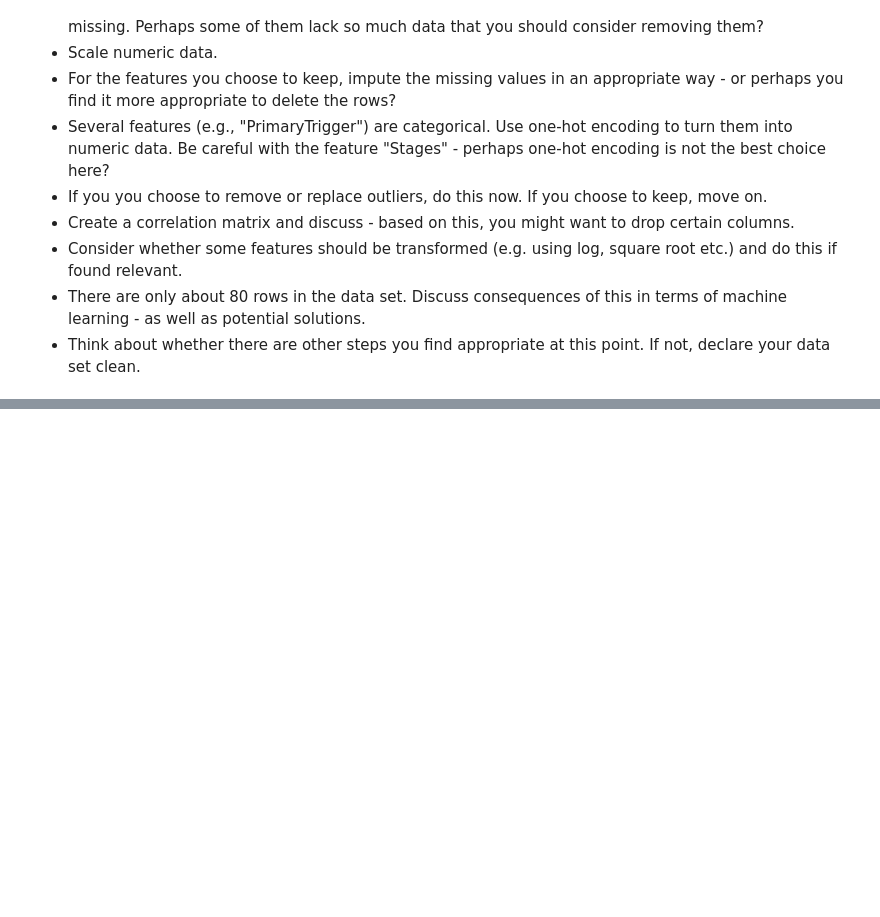
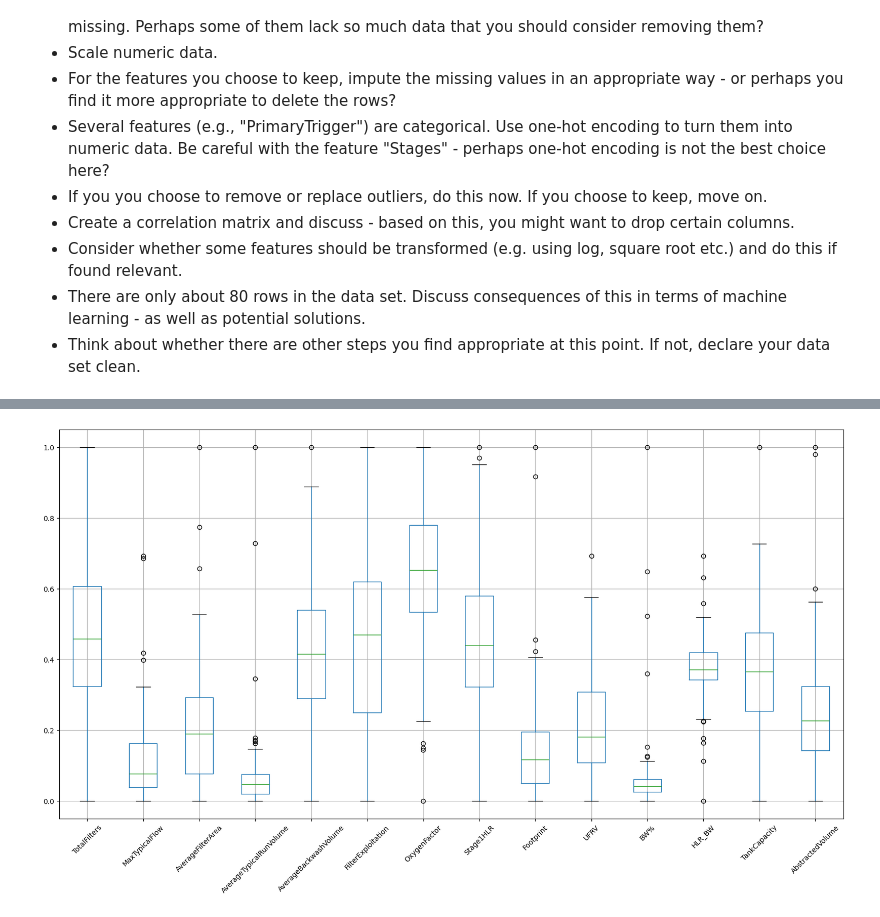
Before and after one commit to MAL-flowdemort/assignment_3, a Jupyter notebook: Preprocessing - Water treatment plants.ipynb, the cells around one changed output, grey strips where cells are left out. Cells and saved outputs as stored; diff of their text form; code cells hidden in the pictures; blank space fills up the shorter version.

```diff
--- a/Preprocessing - Water treatment plants.ipynb
+++ b/Preprocessing - Water treatment plants.ipynb
@@ -56,0 +94,22 @@ please provide us feedback at https://github.com/pandas-dev/pandas/issues/54466
+# %%
+# transforming the skewed columns
+
+# strongly skewed
+logTr = ColumnTransformer(transformers=[("lg", FunctionTransformer(np.log1p), ['MaxTypicalFlow', 'UFRV', 'HLR_BW'])])
+df_log = pd.DataFrame(logTr.fit_transform(standard_df))
+
+# slightly skewed
+sqrtTr = ColumnTransformer(transformers=[("sqrt", FunctionTransformer(np.sqrt), ['TotalFilters', 'Stage1HLR', 'AbstractedVolume', 'TankCapacity', 'AverageBackwashVolume'])])
+df_sqrt = pd.DataFrame(sqrtTr.fit_transform(standard_df))
+
+standard_df[['MaxTypicalFlow', 'UFRV', 'HLR_BW']] = df_log
+standard_df[['TotalFilters', 'Stage1HLR', 'AbstractedVolume', 'TankCapacity', 'AverageBackwashVolume']] = df_sqrt
+
+plt.figure(figsize=(20, 10))
+
+standard_df.boxplot()
+plt.xticks(rotation=45)
+
+plt.show()
+# %% [output]
+[figure, added]
```
Also changed, not shown: parts of 7 cells of this notebook, 1 other file.
